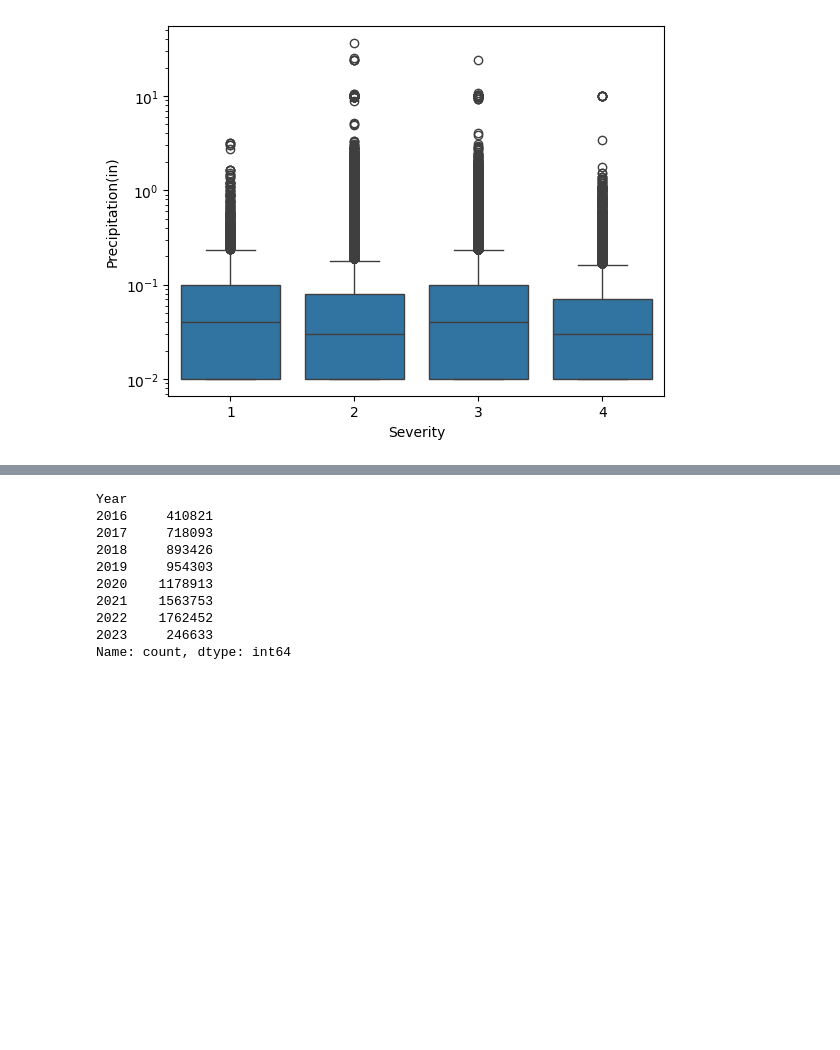
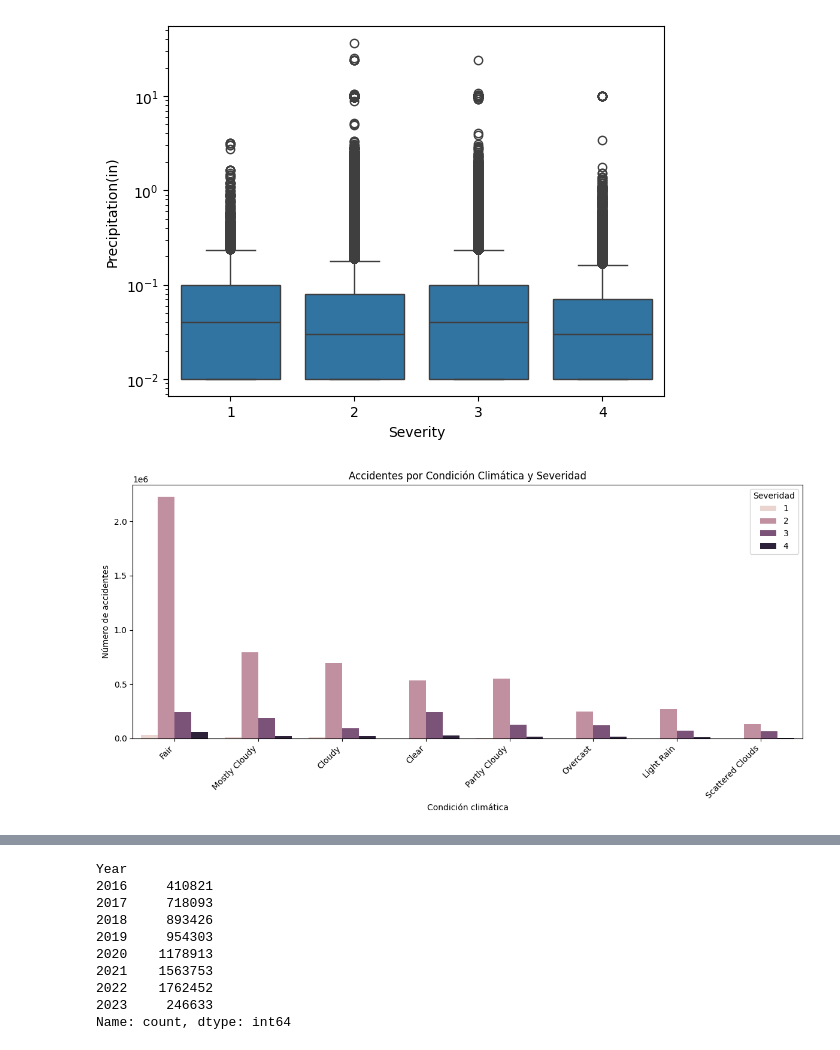
Before and after one commit to KAGmay05/Traffic_Accidents_Stats_Analysis, a Jupyter notebook: Analisis_Exploratorio_Datos.ipynb, the cells around one changed output, grey strips where cells are left out. Drawn from its saved outputs; the diff is of its cells as text; code cells hidden in the pictures; blank space fills up the shorter version.

```diff
--- a/Analisis_Exploratorio_Datos.ipynb
+++ b/Analisis_Exploratorio_Datos.ipynb
@@ -159,3 +226,23 @@ plt.yscale('log')
 plt.show()
 # %% [output]
 [figure]
+# %%
+# Distribución de accidentes por condición climática y severidad
+top_weather_conditions = df['Weather_Condition'].value_counts().head(8).index
+
+plt.figure(figsize=(12,6))
+sns.countplot(
+    data=df[df['Weather_Condition'].isin(top_weather_conditions)],
+    x='Weather_Condition',
+    hue='Severity',
+    order=top_weather_conditions
+)
+plt.title('Accidentes por Condición Climática y Severidad')
+plt.xlabel('Condición climática')
+plt.ylabel('Número de accidentes')
+plt.xticks(rotation=45, ha='right')
+plt.legend(title='Severidad')
+plt.tight_layout()
+plt.show()
+# %% [output]
+[figure, added]
```
Also changed, not shown: parts of 56 cells of this notebook.
